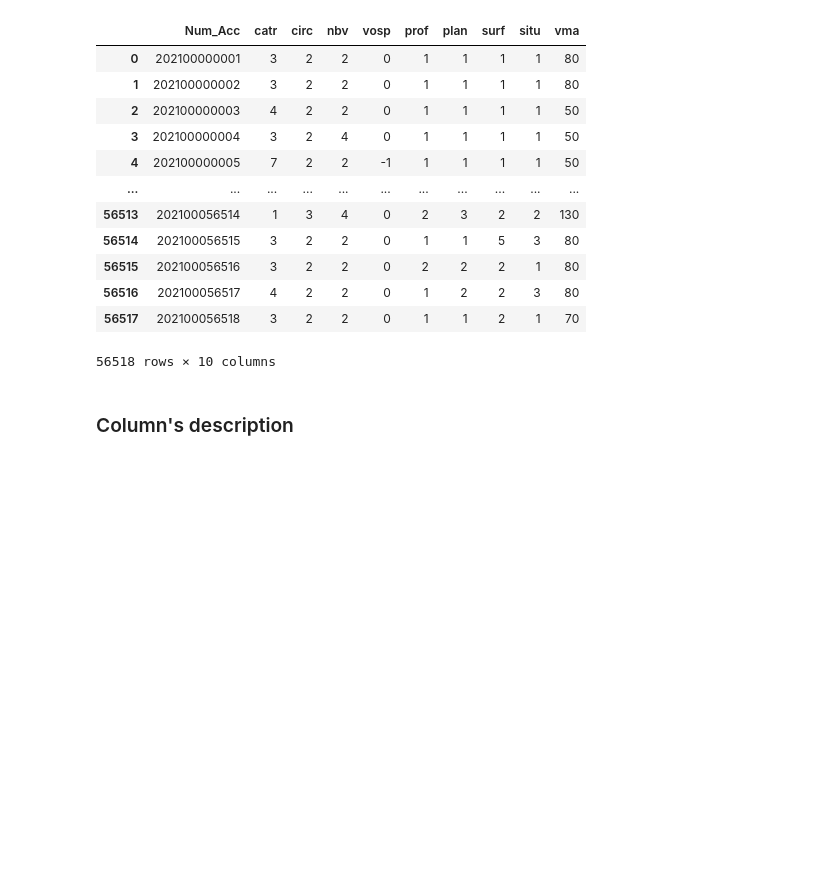
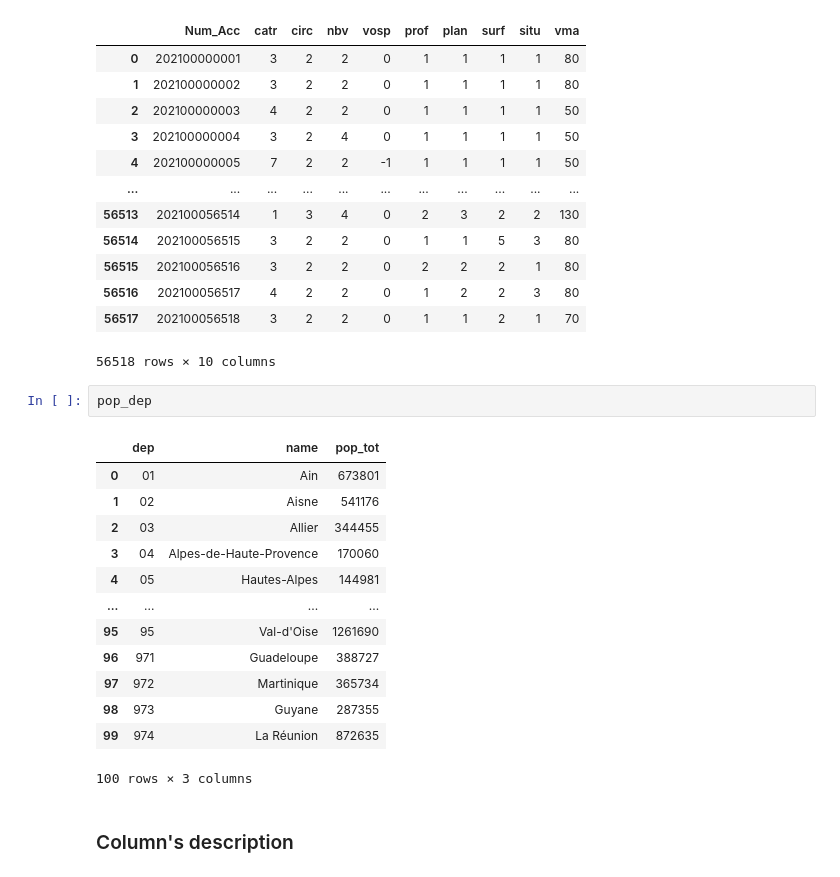
Before and after one commit to rvacheron/road_accidents_eda, a Jupyter notebook: road_accidents_eda.ipynb, the cells around one changed output. Cells and saved outputs as stored; diff of their text form; blank space fills up the shorter version.

```diff
--- a/road_accidents_eda.ipynb
+++ b/road_accidents_eda.ipynb
@@ -101,6 +107,22 @@ places
 | 56516 | 202100056517 | 4 | 2 | 2 | 0 | 1 | 2 | 2 | 3 | 80 |
 | 56517 | 202100056518 | 3 | 2 | 2 | 0 | 1 | 1 | 2 | 1 | 70 |
 56518 rows × 10 columns
+# %%
+pop_dep
+# %% [output]
+|  | dep | name | pop_tot |
+| 0 | 01 | Ain | 673801 |
+| 1 | 02 | Aisne | 541176 |
+| 2 | 03 | Allier | 344455 |
+| 3 | 04 | Alpes-de-Haute-Provence | 170060 |
+| 4 | 05 | Hautes-Alpes | 144981 |
+| ... | ... | ... | ... |
+| 95 | 95 | Val-d'Oise | 1261690 |
+| 96 | 971 | Guadeloupe | 388727 |
+| 97 | 972 | Martinique | 365734 |
+| 98 | 973 | Guyane | 287355 |
+| 99 | 974 | La Réunion | 872635 |
+100 rows × 3 columns
 # %% [markdown]
 ### Сolumn's description
 # %% [markdown]
```
Also changed, not shown: parts of 13 cells of this notebook, 1 other file.
